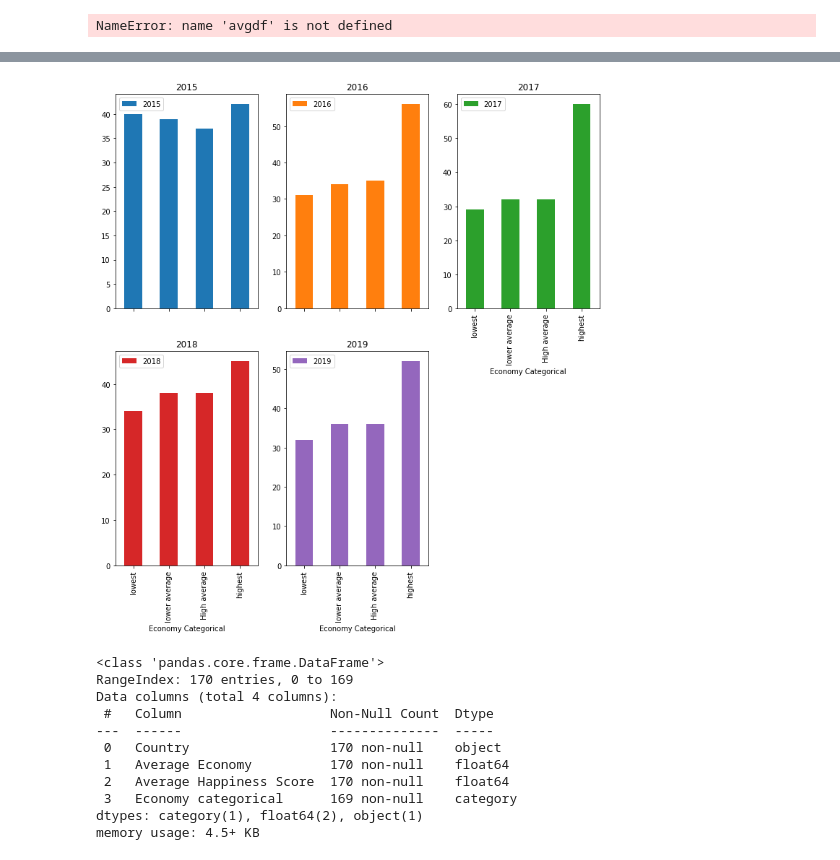
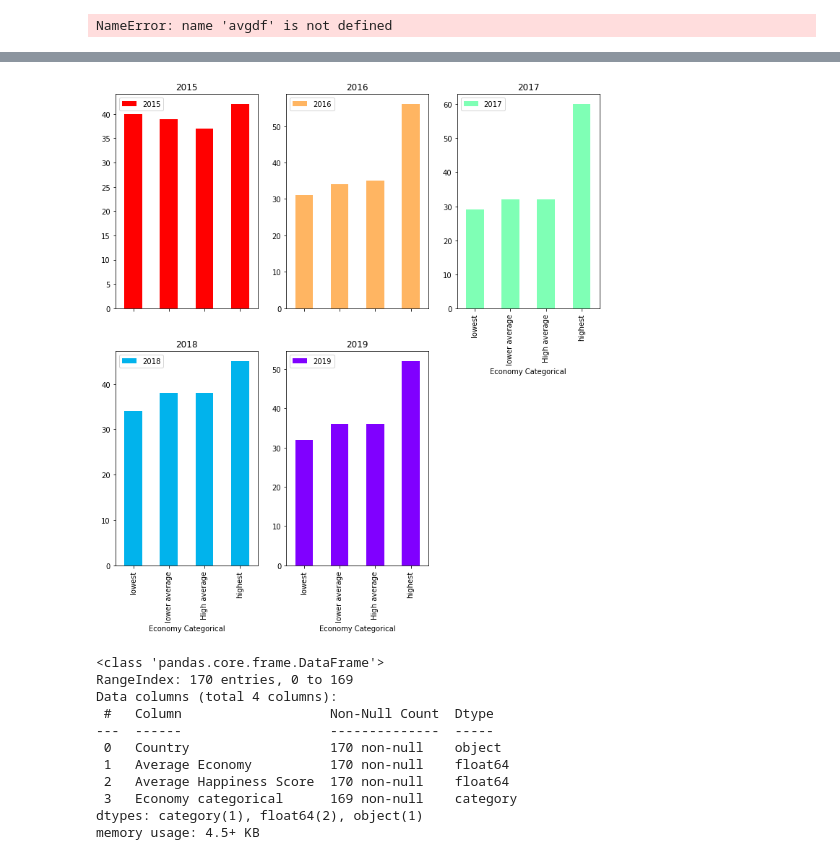
Before and after one commit to Georgejtomaras/smu_project1_worldhappiness, a Jupyter notebook: George T work/project_1_data merge.py-Georgework.ipynb, the cells around one changed output, grey strips where cells are left out. Cells and saved outputs as stored; diff of their text form; code cells hidden in the pictures.

```diff
--- a/George T work/project_1_data merge.py-Georgework.ipynb
+++ b/George T work/project_1_data merge.py-Georgework.ipynb
@@ -142,10 +232,10 @@ group_names = ["lowest", "lower average", "High average", "highest"]
 # %%
 maindf["Economy Categorical"] = pd.cut(maindf["Economy"], size_bins, labels=group_names, right=False)
 # %%
-maindf.groupby("Economy Categorical")["Year"].value_counts().unstack().plot(kind="bar", subplots=True, figsize=(12, 12), layout=(2, 3))
+maindf.groupby("Economy Categorical")["Year"].value_counts().unstack().plot(kind="bar", subplots=True, figsize=(12, 12), layout=(2, 3), cmap="rainbow_r")
 plt.show()
 # %% [output]
-[figure, old version]
+[figure, new version]
 # %%
 avgdf.info()
 # %% [output]
```
Also changed, not shown: parts of 38 cells of this notebook, 17 other files.
